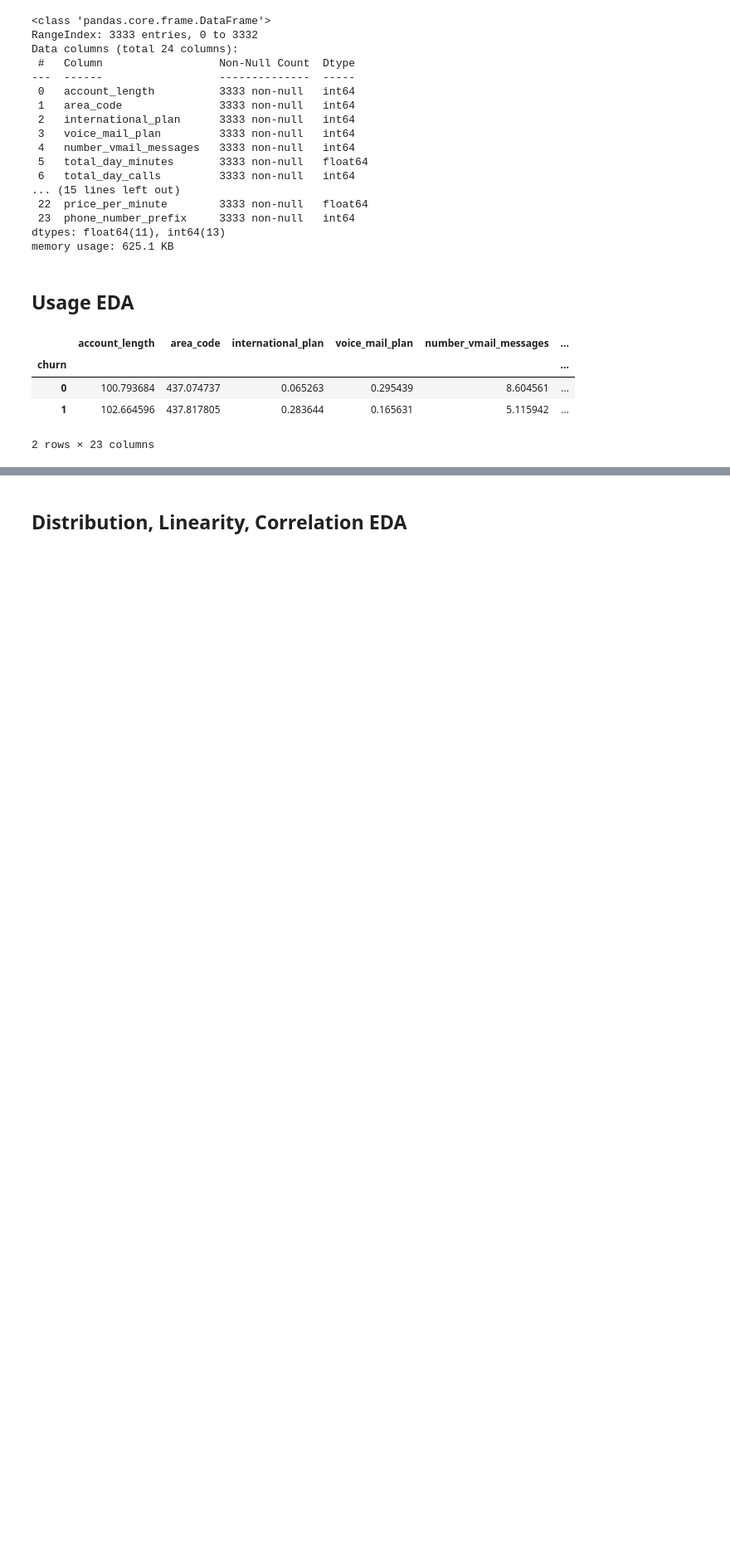
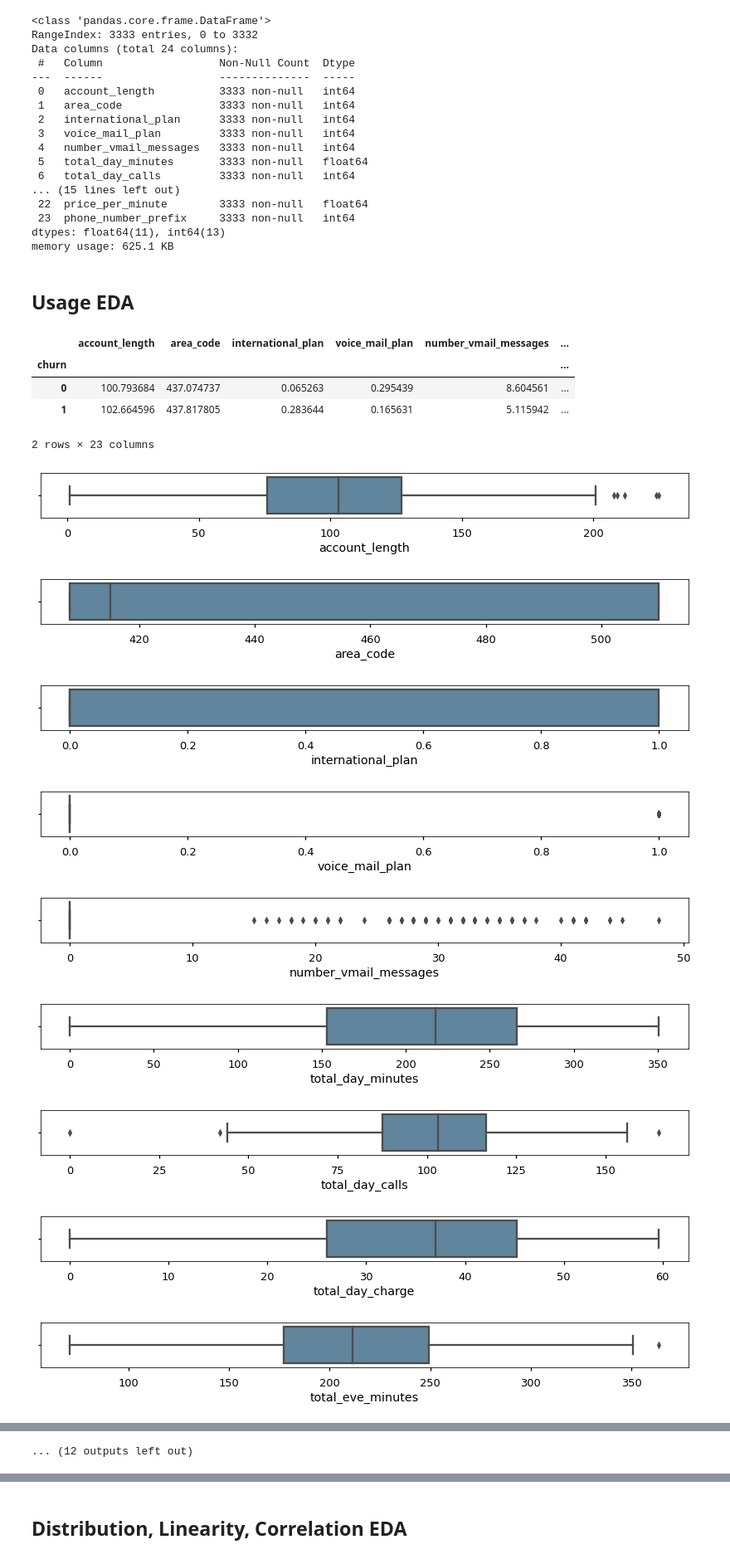
Before and after one commit to heathlikethecandybar/phase_4_project, a Jupyter notebook: phase_3/project/phase_3_notebook.ipynb, the cells around one changed output, grey strips where cells are left out. Shown at 83% size. Saved outputs shown, nothing was run; the diff lists cells and outputs as text; code cells hidden in the pictures; blank space fills up the shorter version.

```diff
--- a/phase_3/project/phase_3_notebook.ipynb
+++ b/phase_3/project/phase_3_notebook.ipynb
@@ -435,3 +435,22 @@ df.groupby(['churn']).mean()
 | 0 | 100.793684 | 437.074737 | 0.065263 | 0.295439 | 8.604561 | ... |
 | 1 | 102.664596 | 437.817805 | 0.283644 | 0.165631 | 5.115942 | ... |
 2 rows × 23 columns
+# %%
+df_churn = df[df['churn'] == True]
+df_active = df[df['churn'] == False]
+# %%
+plt.rcParams['figure.max_open_warning'] = 0;
+
+for column in df:
+        plt.figure(figsize=(14,1))
+        sns.boxplot(data=df_churn, x=column, color=c("blue"))
+# %% [output]
+[figure, added]
+[figure, added]
+[figure, added]
+[figure, added]
+[figure, added]
+[figure, added]
+[figure, added]
+[figure, added]
+[figure, added]
@@ -437,0 +460 @@ df.groupby(['churn']).mean()
+... (12 outputs left out)
```
Also changed, not shown: parts of 24 cells of this notebook.
